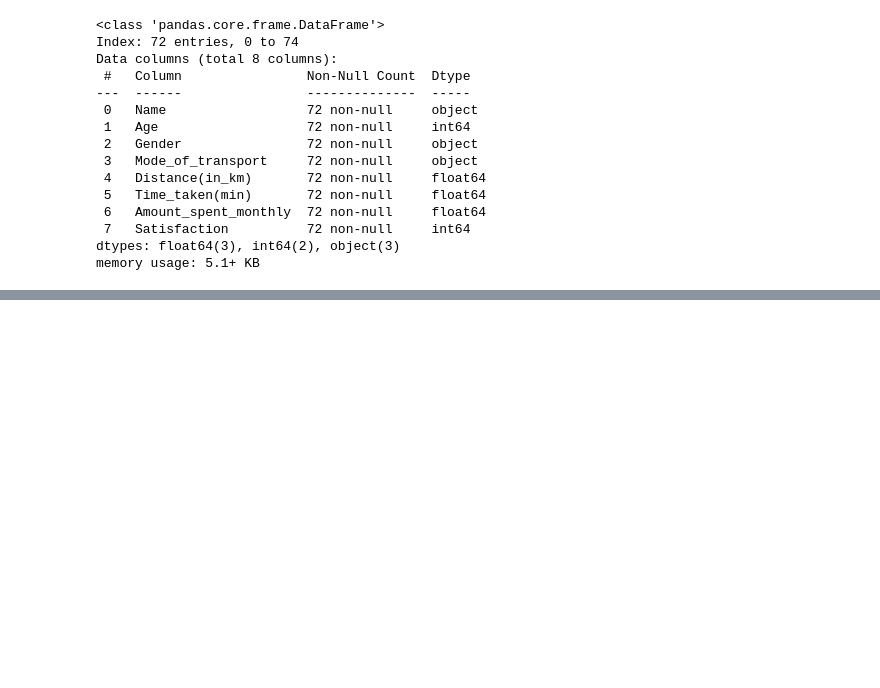
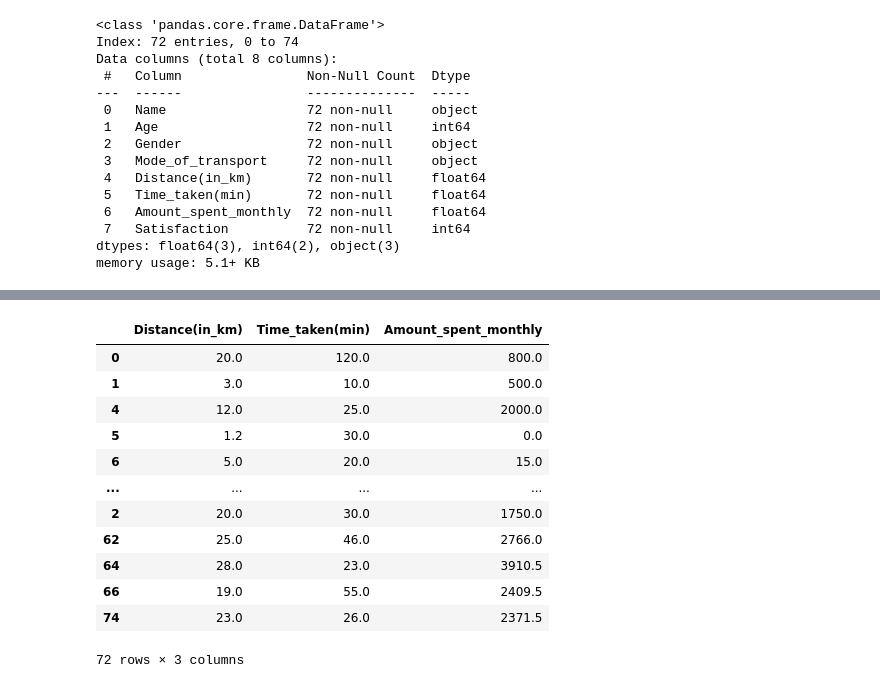
Before and after one commit to pythonieee/college_Pc_repo, a Jupyter notebook: taveling_commuting.ipynb, the cells around one changed output, grey strips where cells are left out. Drawn from its saved outputs; the diff is of its cells as text; code cells hidden in the pictures; blank space fills up the shorter version.

```diff
--- a/taveling_commuting.ipynb
+++ b/taveling_commuting.ipynb
@@ -490,3 +490,19 @@ df_final.head()
 | 6 | Romit | 18 | Male | Bus | 5.0 | 20.0 | 15.0 | ... |
 # %%
 df_final.to_csv("Travel_and_Commuting_Preferences_cleaned.csv")
+# %%
+df_final[[i for i in df_final.columns if df_final[i].dtype =='float']]
+# %% [output]
+|  | Distance(in_km) | Time_taken(min) | Amount_spent_monthly |
+| 0 | 20.0 | 120.0 | 800.0 |
+| 1 | 3.0 | 10.0 | 500.0 |
+| 4 | 12.0 | 25.0 | 2000.0 |
+| 5 | 1.2 | 30.0 | 0.0 |
+| 6 | 5.0 | 20.0 | 15.0 |
+| ... | ... | ... | ... |
+| 2 | 20.0 | 30.0 | 1750.0 |
+| 62 | 25.0 | 46.0 | 2766.0 |
+| 64 | 28.0 | 23.0 | 3910.5 |
+| 66 | 19.0 | 55.0 | 2409.5 |
+| 74 | 23.0 | 26.0 | 2371.5 |
+72 rows × 3 columns
```
Also changed, not shown: parts of 2 cells of this notebook, 4 other files.
